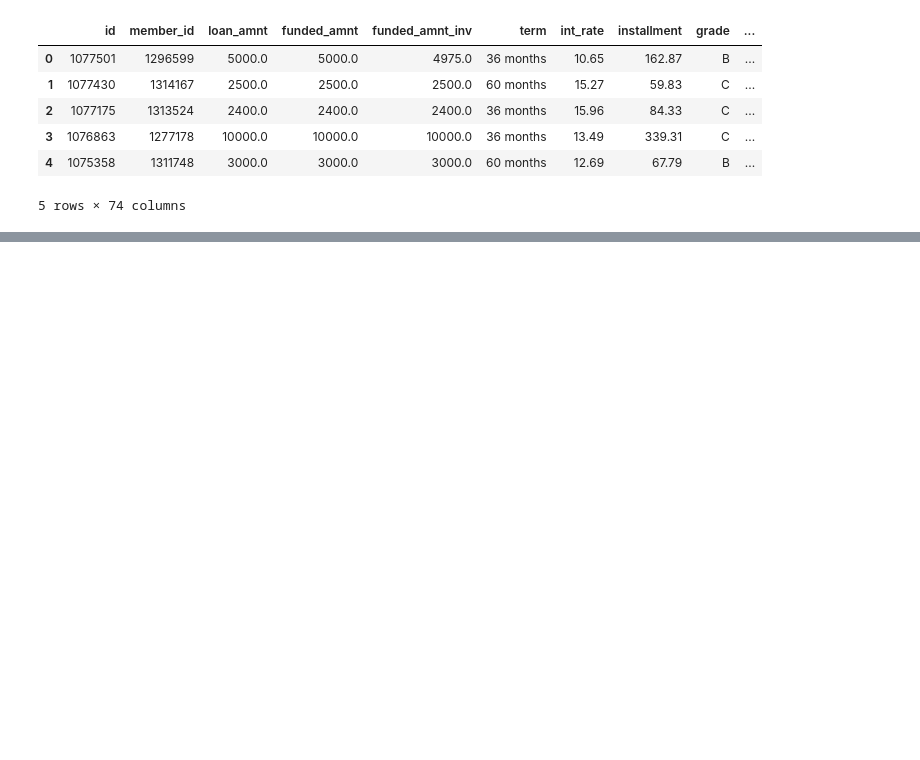
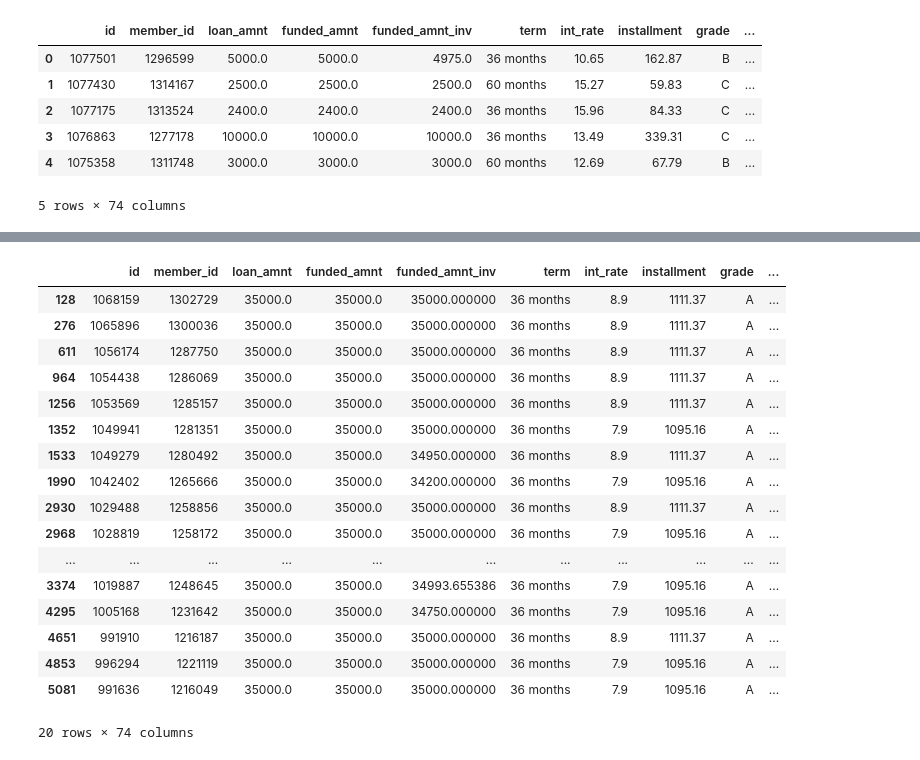
Before and after one commit to jhpro0223/Final_Project_8, a Jupyter notebook: Notebooks/data_exporation.ipynb, the cells around one changed output, grey strips where cells are left out. Drawn from its saved outputs; the diff is of its cells as text; code cells hidden in the pictures; blank space fills up the shorter version.

Commit message:
columns overview

```diff
--- a/Notebooks/data_exporation.ipynb
+++ b/Notebooks/data_exporation.ipynb
@@ -15,0 +85,21 @@ df.head()
+# %%
+df.sort_values(['loan_amnt','grade'], ascending=[False, True]).head(20)
+# %% [output]
+|  | id | member_id | loan_amnt | funded_amnt | funded_amnt_inv | term | int_rate | installment | grade | ... |
+| 128 | 1068159 | 1302729 | 35000.0 | 35000.0 | 35000.000000 | 36 months | 8.9 | 1111.37 | A | ... |
+| 276 | 1065896 | 1300036 | 35000.0 | 35000.0 | 35000.000000 | 36 months | 8.9 | 1111.37 | A | ... |
+| 611 | 1056174 | 1287750 | 35000.0 | 35000.0 | 35000.000000 | 36 months | 8.9 | 1111.37 | A | ... |
+| 964 | 1054438 | 1286069 | 35000.0 | 35000.0 | 35000.000000 | 36 months | 8.9 | 1111.37 | A | ... |
+| 1256 | 1053569 | 1285157 | 35000.0 | 35000.0 | 35000.000000 | 36 months | 8.9 | 1111.37 | A | ... |
+| 1352 | 1049941 | 1281351 | 35000.0 | 35000.0 | 35000.000000 | 36 months | 7.9 | 1095.16 | A | ... |
+| 1533 | 1049279 | 1280492 | 35000.0 | 35000.0 | 34950.000000 | 36 months | 8.9 | 1111.37 | A | ... |
+| 1990 | 1042402 | 1265666 | 35000.0 | 35000.0 | 34200.000000 | 36 months | 7.9 | 1095.16 | A | ... |
+| 2930 | 1029488 | 1258856 | 35000.0 | 35000.0 | 35000.000000 | 36 months | 8.9 | 1111.37 | A | ... |
+| 2968 | 1028819 | 1258172 | 35000.0 | 35000.0 | 35000.000000 | 36 months | 7.9 | 1095.16 | A | ... |
+| ... | ... | ... | ... | ... | ... | ... | ... | ... | ... | ... |
+| 3374 | 1019887 | 1248645 | 35000.0 | 35000.0 | 34993.655386 | 36 months | 7.9 | 1095.16 | A | ... |
+| 4295 | 1005168 | 1231642 | 35000.0 | 35000.0 | 34750.000000 | 36 months | 7.9 | 1095.16 | A | ... |
+| 4651 | 991910 | 1216187 | 35000.0 | 35000.0 | 35000.000000 | 36 months | 8.9 | 1111.37 | A | ... |
+| 4853 | 996294 | 1221119 | 35000.0 | 35000.0 | 35000.000000 | 36 months | 7.9 | 1095.16 | A | ... |
+| 5081 | 991636 | 1216049 | 35000.0 | 35000.0 | 35000.000000 | 36 months | 7.9 | 1095.16 | A | ... |
+20 rows × 74 columns
```
Also changed, not shown: parts of 8 cells of this notebook.
